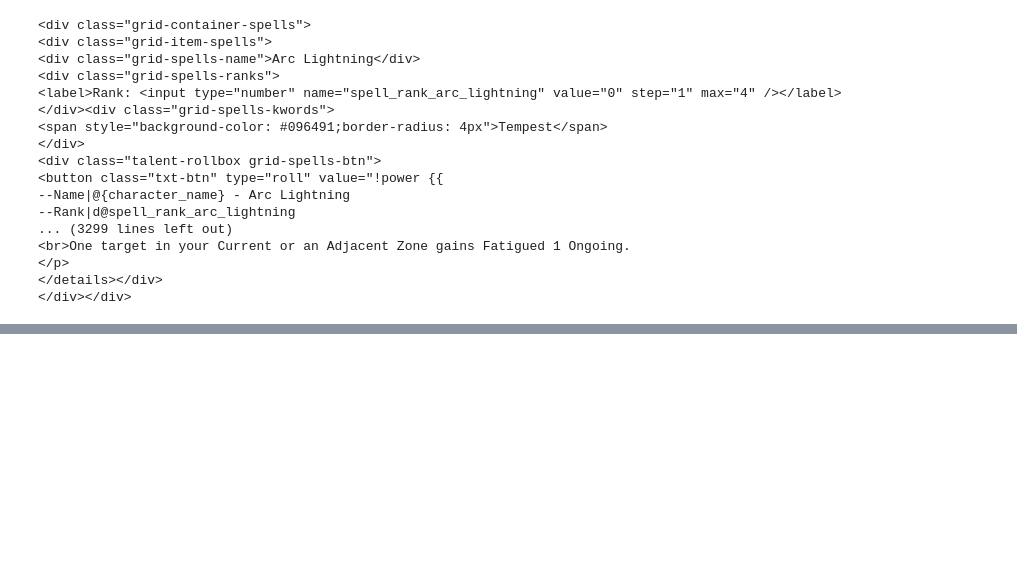
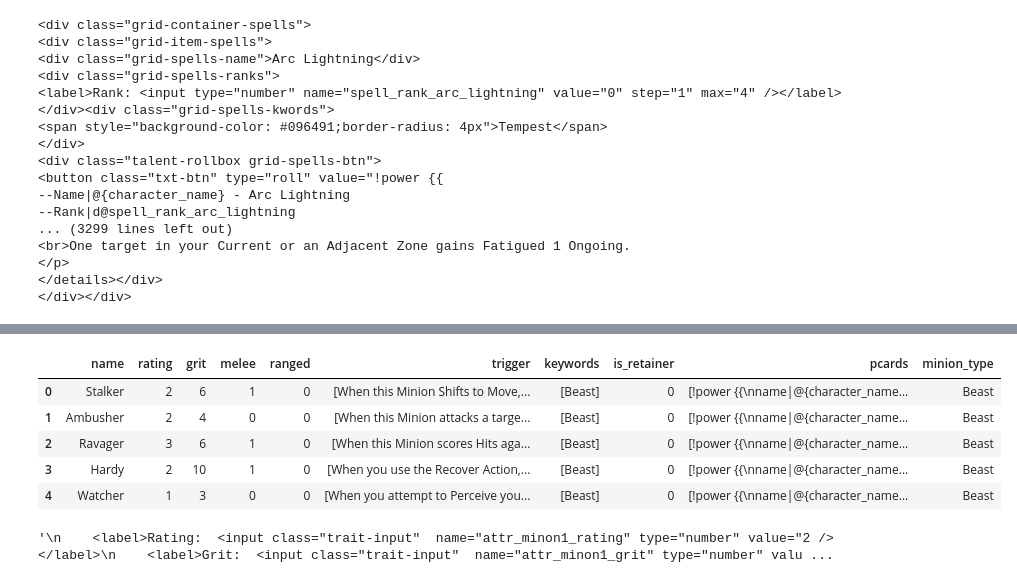
Before and after one commit to donalharrison/no1_system, a Jupyter notebook: code/build_character_sheet/nb_build_character_sheet.ipynb, the cells around one changed output, grey strips where cells are left out. Cells and saved outputs as stored; diff of their text form; code cells hidden in the pictures; blank space fills up the shorter version.

```diff
--- a/code/build_character_sheet/nb_build_character_sheet.ipynb
+++ b/code/build_character_sheet/nb_build_character_sheet.ipynb
@@ -1352,0 +1406,36 @@ f.close()
+# %%
+minion_pcard = []
+for i, m in df_minions.iterrows():
+    if m['is_retainer'] == 1:
+        pcard = None
+    else:
+        pcard = []
+        for t in m['trigger']:
+            pcard.append('''!power {{
+name|@{character_name} - ''' + m['name'] + '''
+Trigger| ''' + t + '''
+format|triggercheck
+}}''')
+    minion_pcard.append(pcard)
+# %%
+df_minions['pcards'] = minion_pcard
+# %%
+df_minions.head()
+# %% [output]
+|  | name | rating | grit | melee | ranged | trigger | keywords | is_retainer | pcards | minion_type |
+| 0 | Stalker | 2 | 6 | 1 | 0 | [When this Minion Shifts to Move,... | [Beast] | 0 | [!power {{\nname|@{character_name... | Beast |
+| 1 | Ambusher | 2 | 4 | 0 | 0 | [When this Minion attacks a targe... | [Beast] | 0 | [!power {{\nname|@{character_name... | Beast |
+| 2 | Ravager | 3 | 6 | 1 | 0 | [When this Minion scores Hits aga... | [Beast] | 0 | [!power {{\nname|@{character_name... | Beast |
+| 3 | Hardy | 2 | 10 | 1 | 0 | [When you use the Recover Action,... | [Beast] | 0 | [!power {{\nname|@{character_name... | Beast |
+| 4 | Watcher | 1 | 3 | 0 | 0 | [When you attempt to Perceive you... | [Beast] | 0 | [!power {{\nname|@{character_name... | Beast |
+# %%
+'''
+    <label>Rating:  <input class="trait-input"  name="attr_minon1_rating" type="number" value="2 /></label>
+    <label>Grit:  <input class="trait-input"  name="attr_minon1_grit" type="number" value="6 /></label>
+    <label>Melee:  <input class="trait-input"  name="attr_minon1_melee" type="number" value="1 /></label>
+    <label>Ranged:  <input class="trait-input"  name="attr_minon1_ranged" type="number" value="0 /></label>
+<div class="grid-item"><strong>Trigger &mdash; </strong>When this Minion Shifts to Move, it gains Hidden 3.</div>
+<h4 style='margin: 3px;'><span style='background-color: #096491;border-radius: 4px'>Beast</span></h4>
+'''
+# %% [output]
+'\n    <label>Rating:  <input class="trait-input"  name="attr_minon1_rating" type="number" value="2 /></label>\n    <label>Grit:  <input class="trait-input"  name="attr_minon1_grit" type="number" valu ...
```
Also changed, not shown: parts of 14 cells of this notebook, 5 other files.
